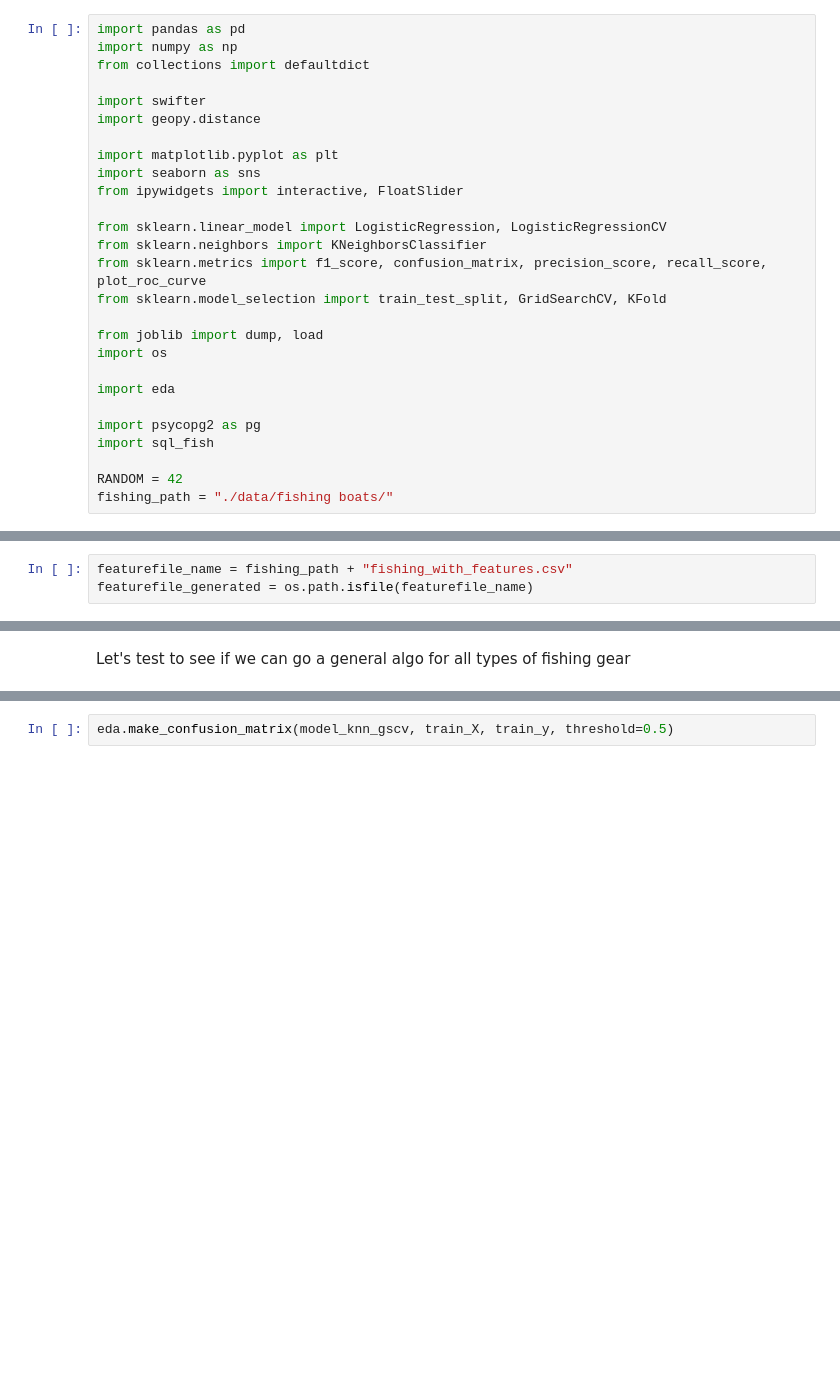
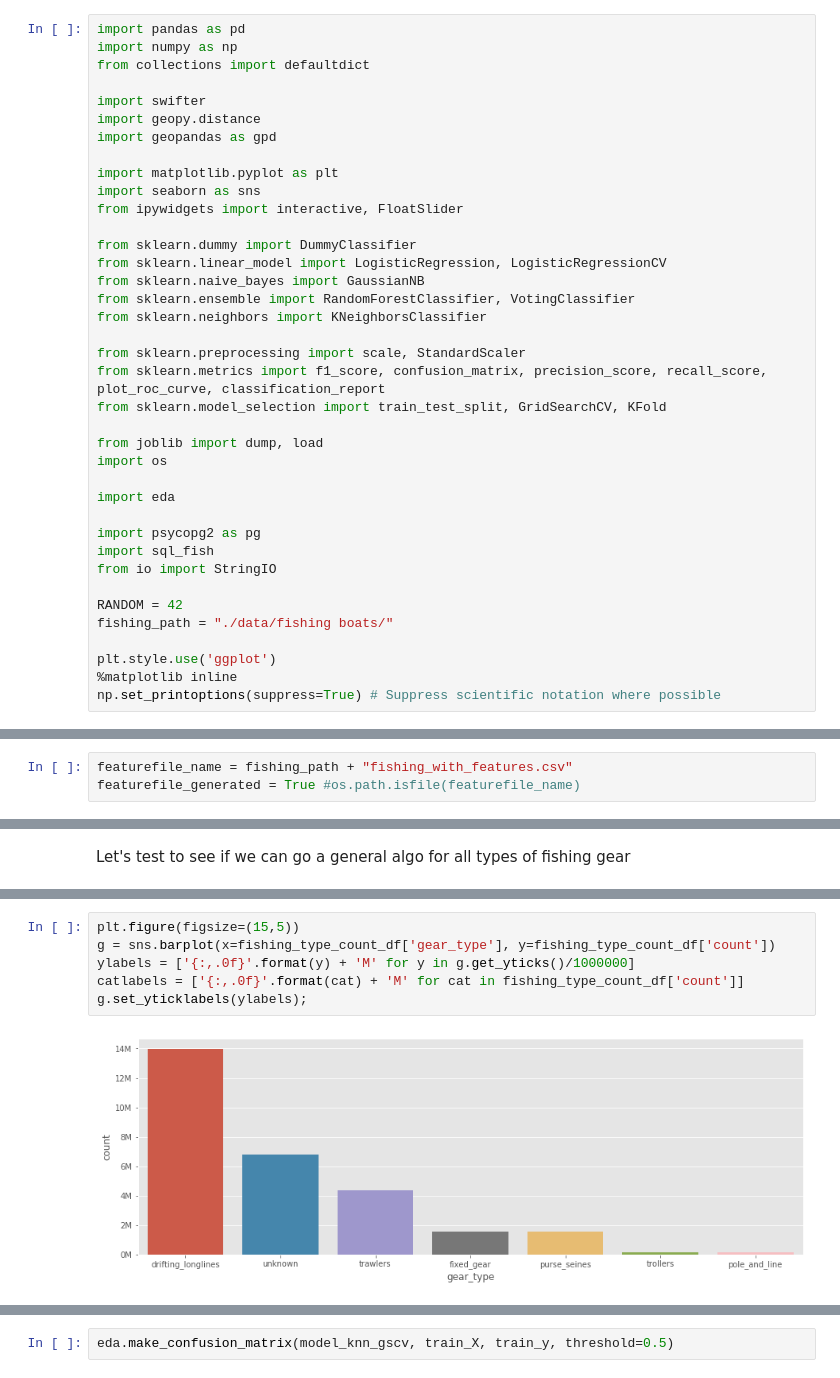
Before and after one commit to KunojiLym/metis_project_3, a Jupyter notebook: eda-fishing-all.ipynb, the cells around one changed output, grey strips where cells are left out. Drawn from its saved outputs; the diff is of its cells as text; blank space fills up the shorter version.

```diff
--- a/eda-fishing-all.ipynb
+++ b/eda-fishing-all.ipynb
@@ -7,14 +7,20 @@ from collections import defaultdict
 
 import swifter
 import geopy.distance
+import geopandas as gpd
 
 import matplotlib.pyplot as plt
 import seaborn as sns
 from ipywidgets import interactive, FloatSlider
 
+from sklearn.dummy import DummyClassifier
 from sklearn.linear_model import LogisticRegression, LogisticRegressionCV
+from sklearn.naive_bayes import GaussianNB
+from sklearn.ensemble import RandomForestClassifier, VotingClassifier
 from sklearn.neighbors import KNeighborsClassifier
-from sklearn.metrics import f1_score, confusion_matrix, precision_score, recall_score, plot_roc_curve
+
+from sklearn.preprocessing import scale, StandardScaler
+from sklearn.metrics import f1_score, confusion_matrix, precision_score, recall_score, plot_roc_curve, classification_report
 from sklearn.model_selection import train_test_split, GridSearchCV, KFold
 
 from joblib import dump, load
@@ -24,11 +30,16 @@ import eda
 
 import psycopg2 as pg
 import sql_fish
+from io import StringIO
 
 RANDOM = 42
 fishing_path = "./data/fishing boats/"
+
+plt.style.use('ggplot')
+%matplotlib inline
+np.set_printoptions(suppress=True) # Suppress scientific notation where possible
 # %% [markdown]
 check if file with features is already generated
 # %%
 featurefile_name = fishing_path + "fishing_with_features.csv"
-featurefile_generated = os.path.isfile(featurefile_name)
+featurefile_generated = True #os.path.isfile(featurefile_name)
@@ -112,0 +124,8 @@ else:
+# %%
+plt.figure(figsize=(15,5))
+g = sns.barplot(x=fishing_type_count_df['gear_type'], y=fishing_type_count_df['count'])
+ylabels = ['{:,.0f}'.format(y) + 'M' for y in g.get_yticks()/1000000]
+catlabels = ['{:,.0f}'.format(cat) + 'M' for cat in fishing_type_count_df['count']]
+g.set_yticklabels(ylabels);
+# %% [output]
+[figure, added]
```
Also changed, not shown: parts of 25 cells of this notebook, 26 other files.
